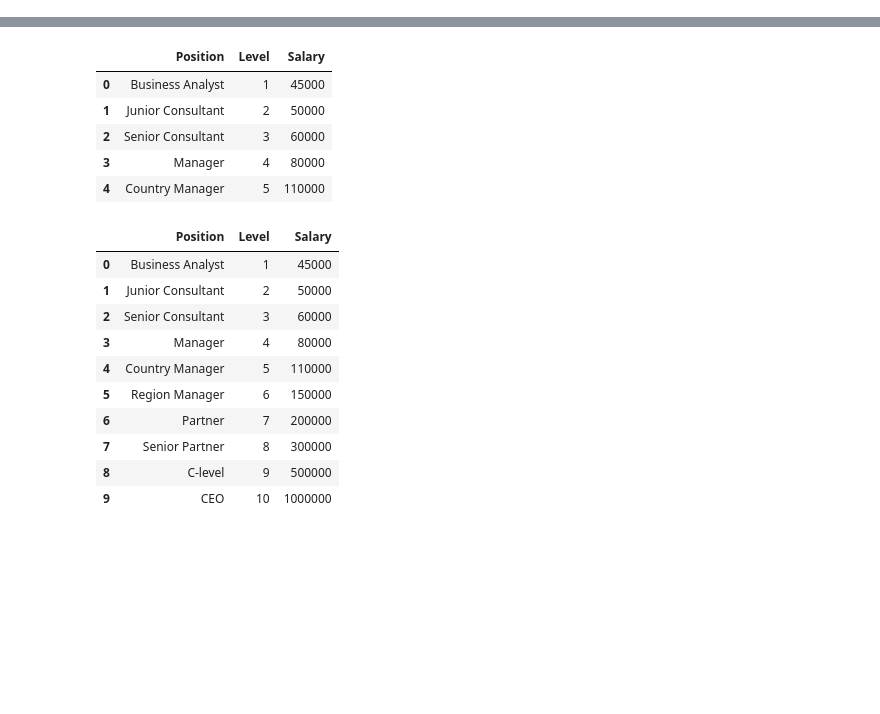
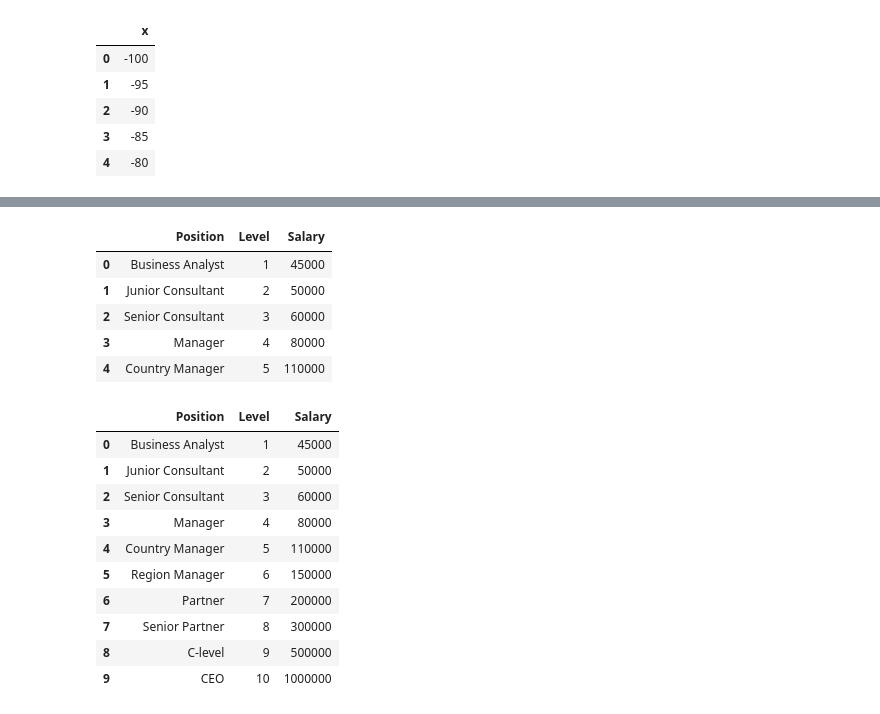
Before and after one commit to Sameerverma32/ML-12pm, a Jupyter notebook: Regression/polynomiallenearreg.ipynb, the cells around one changed output, grey strips where cells are left out. Drawn from its saved outputs; the diff is of its cells as text; code cells hidden in the pictures; blank space fills up the shorter version.

```diff
--- a/Regression/polynomiallenearreg.ipynb
+++ b/Regression/polynomiallenearreg.ipynb
@@ -8,3 +8,15 @@ from sklearn.impute import SimpleImputer
 from sklearn.linear_model import LinearRegression
 from sklearn.preprocessing import PolynomialFeatures
 from sklearn.compose import ColumnTransformer
+# %%
+df = pd.DataFrame({
+    'x':list(range(-100,100,5))
+})
+df.head()
+# %% [output]
+|  | x |
+| 0 | -100 |
+| 1 | -95 |
+| 2 | -90 |
+| 3 | -85 |
+| 4 | -80 |
```
Also changed, not shown: parts of 2 cells of this notebook.
